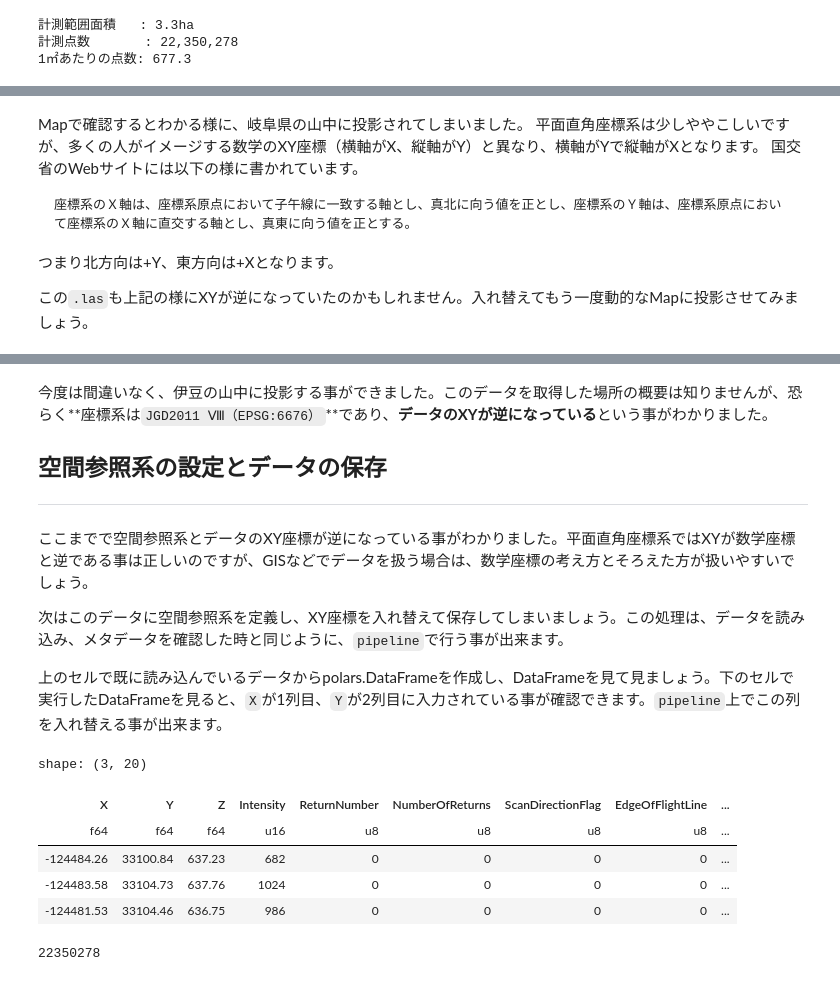
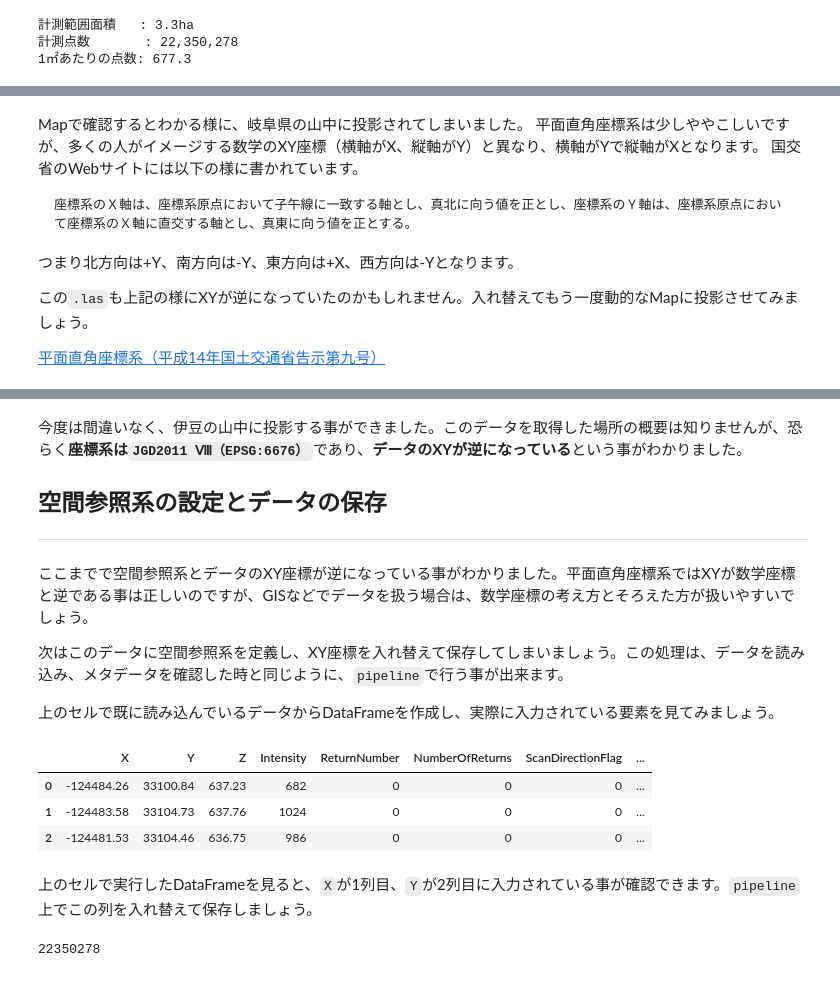
Before and after one commit to SNaganoAomori/LearnLidarData, a Jupyter notebook: Lidar × Python Tutorial Session1.ipynb, the cells around one changed output, grey strips where cells are left out. Drawn from its saved outputs; the diff is of its cells as text; code cells hidden in the pictures.

````diff
--- a/Lidar × Python Tutorial Session1.ipynb
+++ b/Lidar × Python Tutorial Session1.ipynb
@@ -132,7 +117,7 @@ Jupyter environment detected. Enabling Open3D WebVisualizer.
 # %%
 # GoogleDrive内にある`.las`ファイルまでのパス
 # INPUT_FILE = r'/content/drive/MyDrive/notebooks/LearnLidar_JFF/Izu.las'
-INPUT_FILE = r'./LearnLidar_JFF/Izu.las'
+INPUT_FILE = r'./datasets/Izu.las'
 
 # Pipeline処理をDict型のオブジェクトに記述する。
 sentence = {
@@ -240,7 +226,10 @@ Mapで確認するとわかる様に、岐阜県の山中に投影されてし
 ```
 座標系のＸ軸は、座標系原点において子午線に一致する軸とし、真北に向う値を正とし、座標系のＹ軸は、座標系原点において座標系のＸ軸に直交する軸とし、真東に向う値を正とする。
 ```
-つまり北方向は+Y、東方向は+Xとなります。
+
+つまり北方向は+Y、南方向は-Y、東方向は+X、西方向は-Yとなります。
 
 この`.las`も上記の様にXYが逆になっていたのかもしれません。入れ替えてもう一度動的なMapに投影させてみましょう。
+
+[平面直角座標系（平成14年国土交通省告示第九号）](https://www.gsi.go.jp/LAW/heimencho.html)
 # %%
@@ -250,7 +241,7 @@ reversed_gdf.explore()
 # %% [output]
 [interactive output not drawn]
 # %% [markdown]
-今度は間違いなく、伊豆の山中に投影する事ができました。このデータを取得した場所の概要は知りませんが、恐らく**座標系は`JGD2011 Ⅷ（EPSG:6676）`**であり、**データのXYが逆になっている**という事がわかりました。
+今度は間違いなく、伊豆の山中に投影する事ができました。このデータを取得した場所の概要は知りませんが、恐らく<b>座標系は`JGD2011 Ⅷ（EPSG:6676）`</b>であり、<b>データのXYが逆になっている</b>という事がわかりました。
 
 ## 空間参照系の設定とデータの保存
 ---
@@ -258,14 +249,14 @@ reversed_gdf.explore()
 
 次はこのデータに空間参照系を定義し、XY座標を入れ替えて保存してしまいましょう。この処理は、データを読み込み、メタデータを確認した時と同じように、`pipeline`で行う事が出来ます。
 
-上のセルで既に読み込んでいるデータからpolars.DataFrameを作成し、DataFrameを見て見ましょう。下のセルで実行したDataFrameを見ると、`X`が1列目、`Y`が2列目に入力されている事が確認できます。`pipeline`上でこの列を入れ替える事が出来ます。
+上のセルで既に読み込んでいるデータからDataFrameを作成し、実際に入力されている要素を見てみましょう。
 # %%
-pl.DataFrame(pipeline.arrays[0]).head(3)
+gpd.GeoDataFrame(pipeline.arrays[0]).head(3)
 # %% [output]
-shape: (3, 20)
-| X | Y | Z | Intensity | ReturnNumber | NumberOfReturns | ScanDirectionFlag | EdgeOfFlightLine | ... |
-| f64 | f64 | f64 | u16 | u8 | u8 | u8 | u8 | ... |
-| -124484.26 | 33100.84 | 637.23 | 682 | 0 | 0 | 0 | 0 | ... |
-| -124483.58 | 33104.73 | 637.76 | 1024 | 0 | 0 | 0 | 0 | ... |
-| -124481.53 | 33104.46 | 636.75 | 986 | 0 | 0 | 0 | 0 | ... |
+|  | X | Y | Z | Intensity | ReturnNumber | NumberOfReturns | ScanDirectionFlag | ... |
+| 0 | -124484.26 | 33100.84 | 637.23 | 682 | 0 | 0 | 0 | ... |
+| 1 | -124483.58 | 33104.73 | 637.76 | 1024 | 0 | 0 | 0 | ... |
+| 2 | -124481.53 | 33104.46 | 636.75 | 986 | 0 | 0 | 0 | ... |
+# %% [markdown]
+上のセルで実行したDataFrameを見ると、`X`が1列目、`Y`が2列目に入力されている事が確認できます。`pipeline`上でこの列を入れ替えて保存しましょう。
 # %%
````
Also changed, not shown: parts of 29 cells of this notebook.
